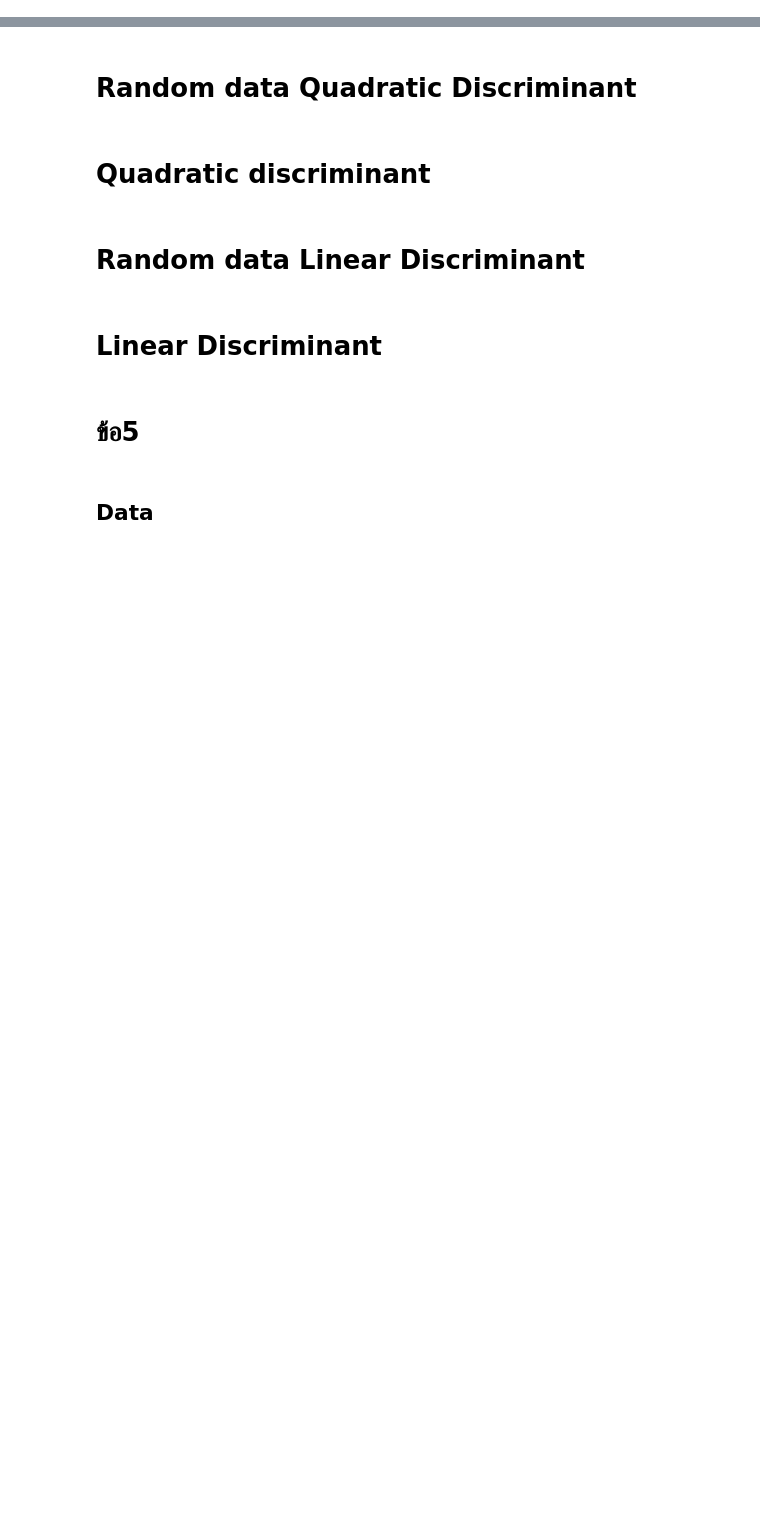
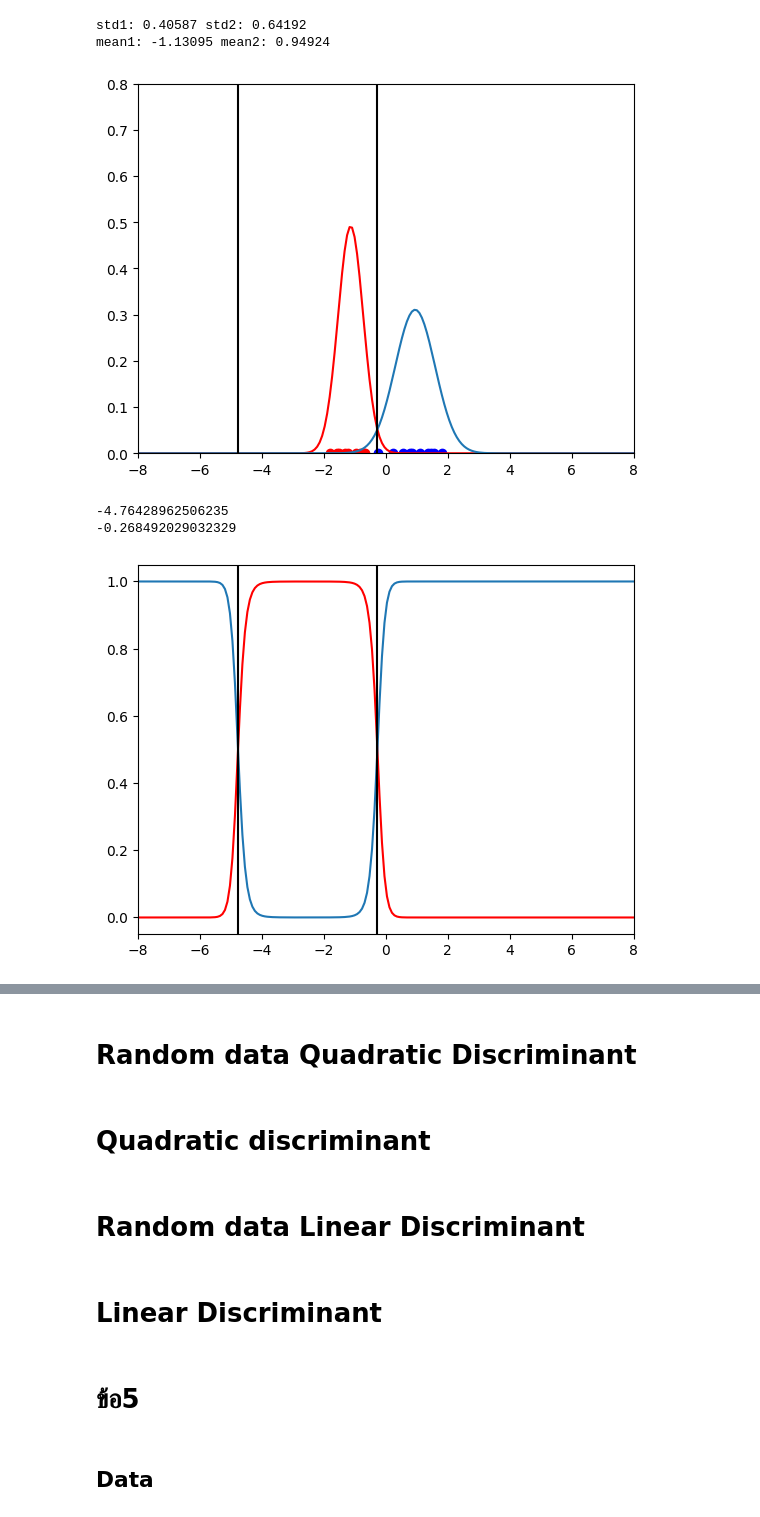
Before and after one commit to JedsadaSrijunpoe/Machine-Learning, a Jupyter notebook: BayesClassification.ipynb, the cells around one changed output, grey strips where cells are left out. Drawn from its saved outputs; the diff is of its cells as text; code cells hidden in the pictures; blank space fills up the shorter version.

```diff
--- a/BayesClassification.ipynb
+++ b/BayesClassification.ipynb
@@ -51,35 +51,44 @@ plt.show()
 # %%
 x_values = np.linspace(-8, 8,200)
 
 np.random.seed(4)
-data1 = np.random.normal(-1, 0.5, 30)
+data1 = np.random.normal(-1, 0.5, 10)
 np.random.seed(6)
-data2 = np.random.normal(1, 0.5, 30)
+data2 = np.random.normal(1, 0.5, 10)
 
 mean_1, std_1, prior_1 = np.mean(data1), np.std(data1, ddof=1), 0.5
 mean_2, std_2, prior_2 = np.mean(data2), np.std(data2, ddof=1), 0.5
 
 print("std1: {:.5f}".format(std_1), "std2: {:.5f}".format(std_2))
 print("mean1: {:.5f}".format(mean_1), "mean2: {:.5f}".format(mean_2))
 
 # Plot the graph
 #plt.figure(figsize=(10, 6))
 plt.ylim(0,0.8)
 #plt.plot(x_values, y_values, label='likelyhood', color='blue')
 plt.plot(x_values, normal_l(x_values, mean_1, std_1, prior_1), color = "red",label="Class 1")
 plt.plot(x_values, normal_l(x_values, mean_2, std_2, prior_2),label="Class 2")
 for result in sp.solve(sp.Eq(normal_classifier(x, mean_1, std_1, prior_1, mean_2, std_2, prior_2) - normal_classifier(x, mean_2, std_2, prior_2, mean_1, std_1, prior_1), 0), x):
     plt.axvline(x = result,color="black")
 plt.xlim(-8, 8)
+plt.scatter(data1, [0]*len(data1), color = "red")
+plt.scatter(data2, [0]*len(data1), color = "blue")
 plt.show()
 
 plt.plot(x_values, normal_pp(x_values, mean_1, std_1, prior_1, mean_2, std_2, prior_2), label='post', color='red')
 plt.plot(x_values, normal_pp(x_values, mean_2, std_2, prior_2, mean_1, std_1, prior_1), label='post2')
 for result in sp.solve(sp.Eq(normal_classifier(x, mean_1, std_1, prior_1, mean_2, std_2, prior_2) - normal_classifier(x, mean_2, std_2, prior_2, mean_1, std_1, prior_1), 0), x):
     plt.axvline(x = result,color="black")
     print(result)
 plt.xlim(-8, 8)
 plt.show()
+# %% [output]
+std1: 0.40587 std2: 0.64192
+mean1: -1.13095 mean2: 0.94924
+[figure, added]
+-4.76428962506235
+-0.268492029032329
+[figure, added]
 # %%
 # Generate x values for plotting
 x_values = np.linspace(-8,8)  # Adjust the range as needed
```
Also changed, not shown: parts of 1 cell of this notebook.
